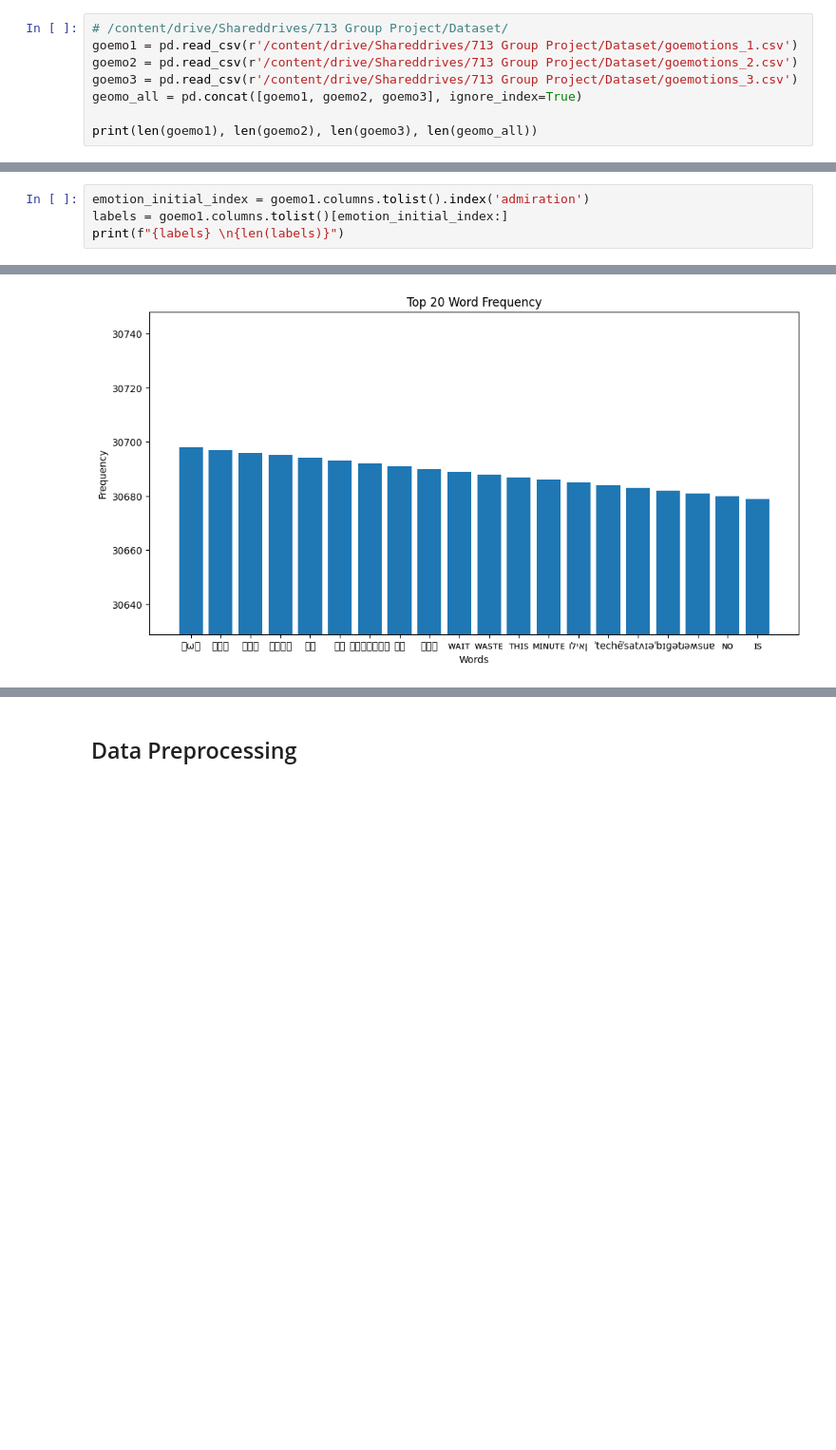
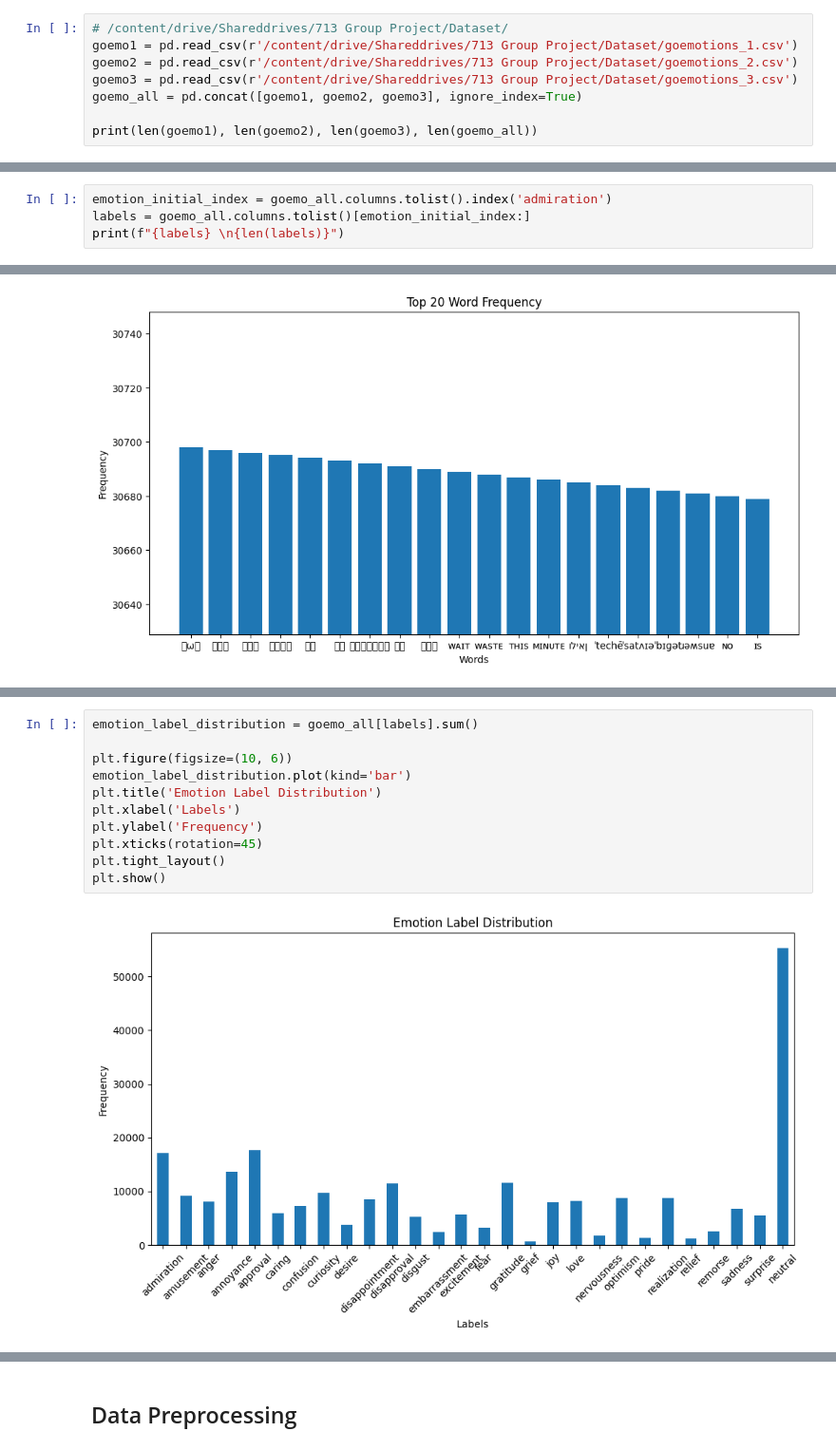
Before and after one commit to AlEXSH3N/713-Music-Emotion-System, a Jupyter notebook: 713_group_project.ipynb, the cells around one changed output, grey strips where cells are left out. Shown at 95% size. Saved outputs shown, nothing was run; the diff lists cells and outputs as text; blank space fills up the shorter version.

```diff
--- a/713_group_project.ipynb
+++ b/713_group_project.ipynb
@@ -51,8 +57,8 @@ NotImplementedError: A UTF-8 locale is required. Got ANSI_X3.4-1968
 goemo1 = pd.read_csv(r'/content/drive/Shareddrives/713 Group Project/Dataset/goemotions_1.csv')
 goemo2 = pd.read_csv(r'/content/drive/Shareddrives/713 Group Project/Dataset/goemotions_2.csv')
 goemo3 = pd.read_csv(r'/content/drive/Shareddrives/713 Group Project/Dataset/goemotions_3.csv')
-geomo_all = pd.concat([goemo1, goemo2, goemo3], ignore_index=True)
+goemo_all = pd.concat([goemo1, goemo2, goemo3], ignore_index=True)
 
-print(len(goemo1), len(goemo2), len(goemo3), len(geomo_all))
+print(len(goemo1), len(goemo2), len(goemo3), len(goemo_all))
 # %% [output]
 70000 70000 71225 211225
@@ -59,8 +75,8 @@ print(len(goemo1), len(goemo2), len(goemo3), len(geomo_all))
 # %% [markdown]
 ## Data Exploration
 # %%
-emotion_initial_index = goemo1.columns.tolist().index('admiration')
-labels = goemo1.columns.tolist()[emotion_initial_index:]
+emotion_initial_index = goemo_all.columns.tolist().index('admiration')
+labels = goemo_all.columns.tolist()[emotion_initial_index:]
 print(f"{labels} \n{len(labels)}")
 # %% [output]
 ['admiration', 'amusement', 'anger', 'annoyance', 'approval', 'caring', 'confusion', 'curiosity', 'desire', 'disappointment', 'disapproval', 'disgust', 'embarrassment', 'excitement', 'fear', 'gratitud ...
@@ -118,3 +134,16 @@ num_names_list = list(filter(lambda x: x >= 5, num_names_list))
 print(len(num_names_list))
 # %% [output]
 77
+# %%
+emotion_label_distribution = goemo_all[labels].sum()
+
+plt.figure(figsize=(10, 6))
+emotion_label_distribution.plot(kind='bar')
+plt.title('Emotion Label Distribution')
+plt.xlabel('Labels')
+plt.ylabel('Frequency')
+plt.xticks(rotation=45)
+plt.tight_layout()
+plt.show()
+# %% [output]
+[figure, added]
```
Also changed, not shown: parts of 44 cells of this notebook.
